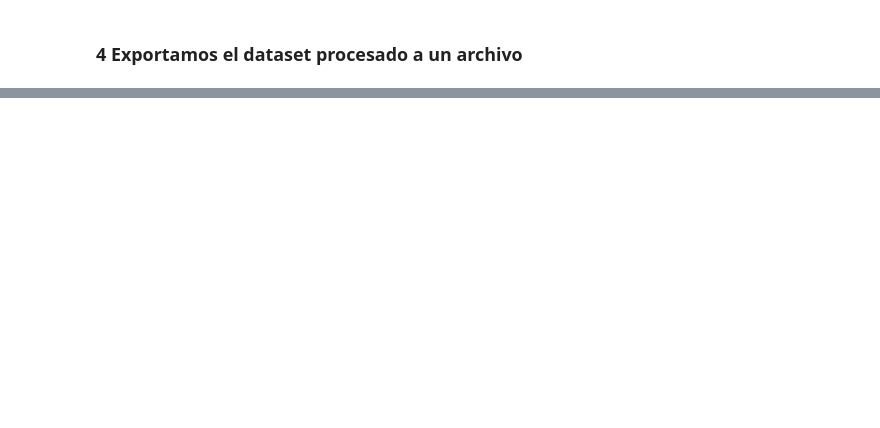
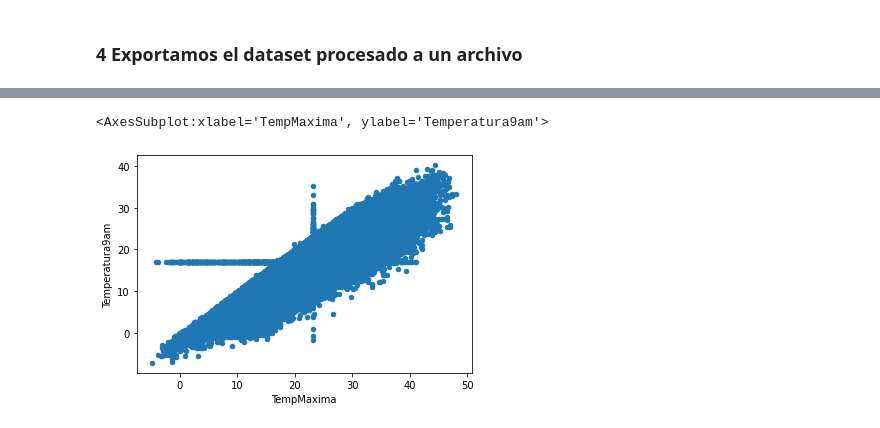
Before and after one commit to 4lequinn/PRUEBA-1-MINERIA, a Jupyter notebook: Solemne1_MDY001D.ipynb, the cells around one changed output, grey strips where cells are left out. Drawn from its saved outputs; the diff is of its cells as text; code cells hidden in the pictures; blank space fills up the shorter version.

```diff
--- a/Solemne1_MDY001D.ipynb
+++ b/Solemne1_MDY001D.ipynb
@@ -1628,0 +1553,6 @@ print("Score del modelo : %.2f" % modelo.score (X_train,y_train))
+# %%
+# MaxTemp VS Temp9am
+df4.plot(kind="scatter",x=columnas[1],y="Temperatura9am")
+# %% [output]
+<AxesSubplot:xlabel='TempMaxima', ylabel='Temperatura9am'>
+[figure, added]
```
Also changed, not shown: parts of 92 cells of this notebook.
